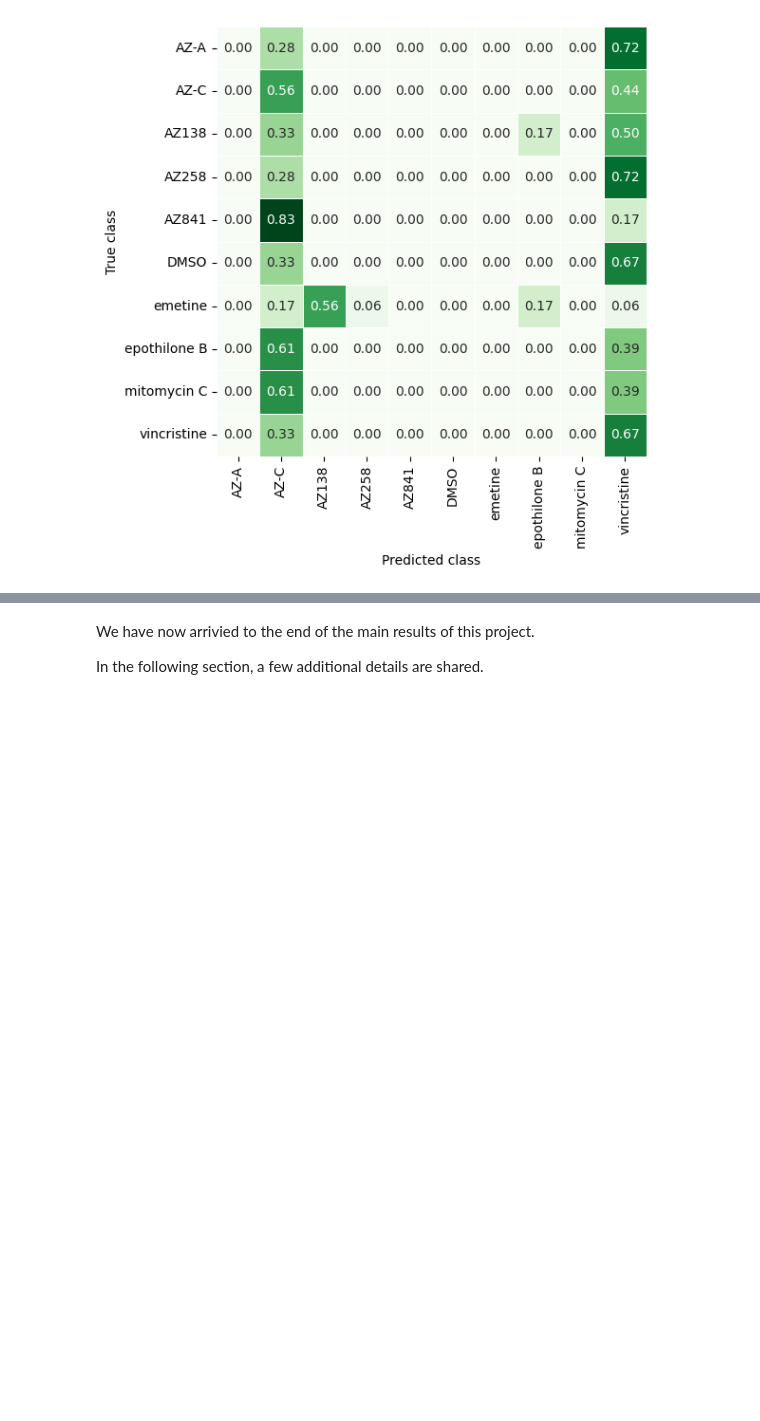
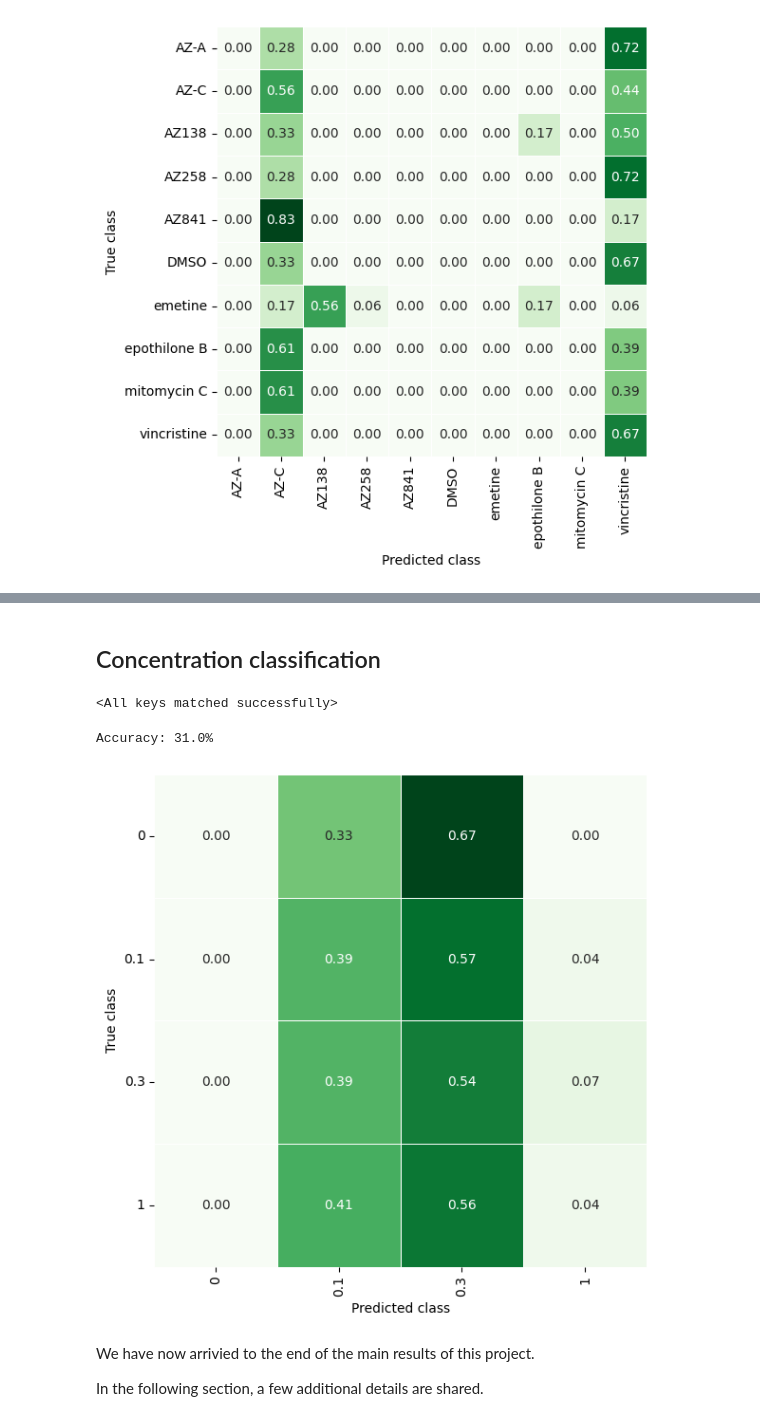
Before and after one commit to RasmusML/DiffCell, a Jupyter notebook: playground.ipynb, the cells around one changed output, grey strips where cells are left out. Drawn from its saved outputs; the diff is of its cells as text; code cells hidden in the pictures; blank space fills up the shorter version.

Commit message:
evaluate the concentration classifier + VAE

```diff
--- a/playground.ipynb
+++ b/playground.ipynb
@@ -265,0 +251,10 @@ print(f"Accuracy: {acc*100:.1f}%")
+# %% [markdown]
+## Concentration classification
+# %%
+target_concentrations = np.array([concentration_to_id[treatment[1]] for treatment in sample_metadata["treatments"]])
+target_concentrations = torch.tensor(target_concentrations)
+# %%
+concentration_model = Concentration_classifier2(len(concentration_types))
+concentration_model.load_state_dict(torch.load("./results/Concentration_Classifier/weights/ckpt.pt", map_location="cpu"))
+# %% [output]
+<All keys matched successfully>
@@ -266,3 +265,25 @@ print(f"Accuracy: {acc*100:.1f}%")
+# %%
+acc = accuracy(target_concentrations, pred_concentrations)
+print(f"Accuracy: {acc*100:.1f}%")
+# %% [output]
+Accuracy: 31.0%
+# %%
+confusion_matrix = compute_confusion_matrix(target_concentrations, pred_concentrations)
+
+x_labels = concentration_types
+y_labels = x_labels
+plt.figure(figsize=(6, 6))
+sns.heatmap(ax=plt.gca(), data=normalize(confusion_matrix, 'true'),
+    annot=True, linewidths=0.5, cmap="Greens", cbar=False, fmt=".2f",
+    xticklabels=x_labels, yticklabels=y_labels)
+plt.xticks(rotation=90)
+plt.yticks(rotation=0)
+plt.ylabel("True class")
+plt.xlabel("Predicted class")
+plt.tight_layout()
+plt.show()
+# %% [output]
+[figure, added]
 # %% [markdown]
 We have now arrivied to the end of the main results of this project.
 
```
Also changed, not shown: parts of 21 cells of this notebook, 2 other files.
